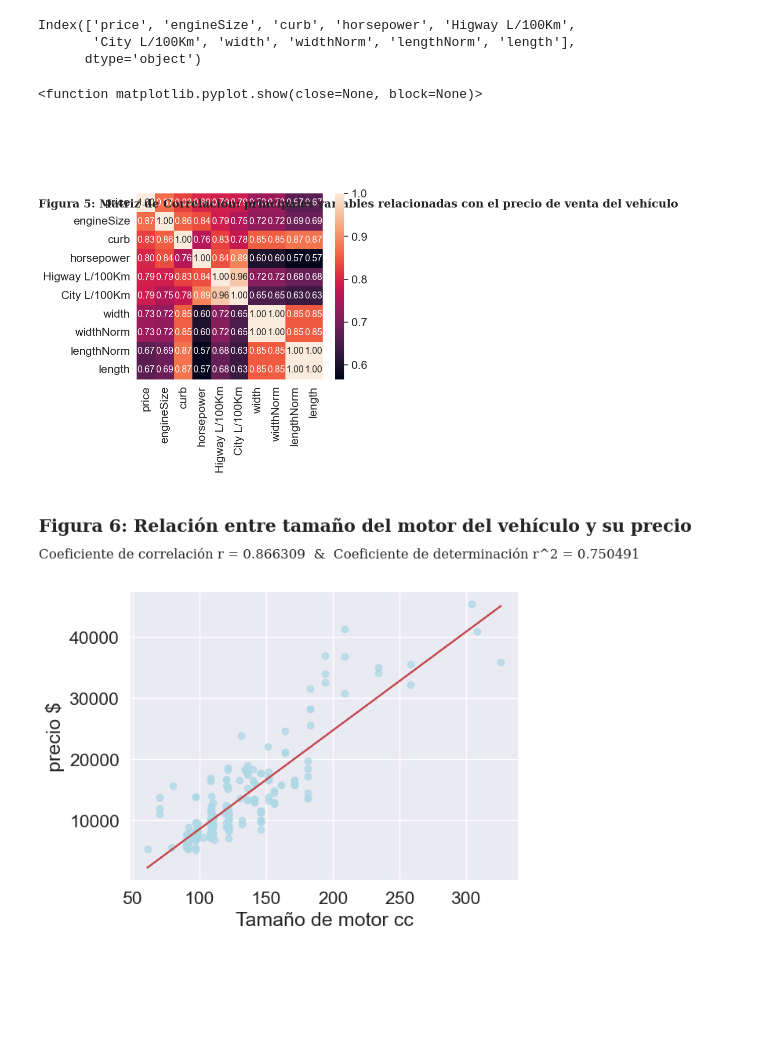
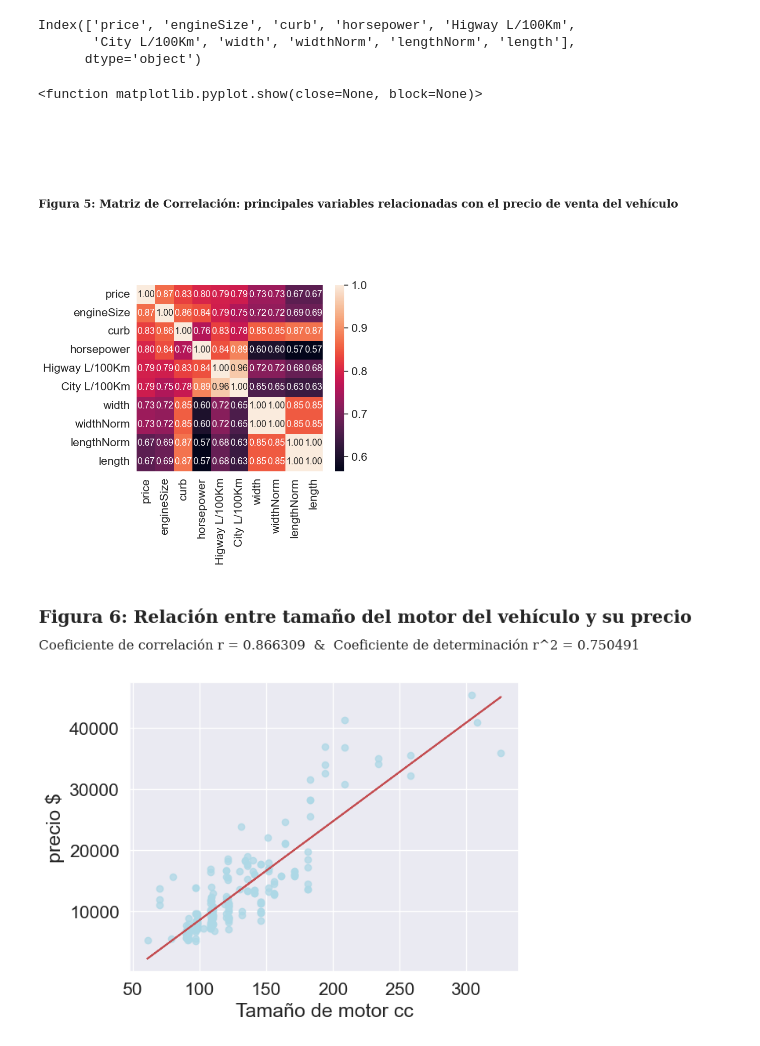
Before and after one commit to Jeffry0412/Proyecto-Final, a Jupyter notebook: EDA_Autos.ipynb, the cells around one changed output. Drawn from its saved outputs; the diff is of its cells as text; code cells hidden in the pictures; blank space fills up the shorter version.

```diff
--- a/EDA_Autos.ipynb
+++ b/EDA_Autos.ipynb
@@ -921,22 +921,22 @@ cm = np.corrcoef(dfAutos[cols].values.T)
 # %%
 sns.set(font_scale = 1.50)
 
 matriz_corr = sns.heatmap(cm, cbar = True, annot = True, square = True, fmt = ".2f", annot_kws = {"size":13,},
                 yticklabels = cols.values, xticklabels = cols.values)
 
 title_t = "Figura 5: Matriz de Correlación: principales variables relacionadas con el precio de venta del vehículo"
 plt.title(title_t, #mensaje del título
             horizontalalignment = "left", # se define posición del texto al lado izquierdo
              x = 0.001,
-             y = 0.78,
+             y = 0.90,
             transform = fig.transFigure,
             fontsize = 16,
             fontweight = "bold",
             fontfamily = "serif")
 plt.show
 # %% [output]
 <function matplotlib.pyplot.show(close=None, block=None)>
-[figure, old version]
+[figure, new version]
 # %%
 plt.scatter(dfAutos["engineSize"], dfAutos["price"], c = "lightblue", alpha = 0.75)
 reg = np.polyfit(dfAutos["engineSize"], dfAutos["price"], deg = 1)
```
Also changed, not shown: parts of 4 cells of this notebook.
